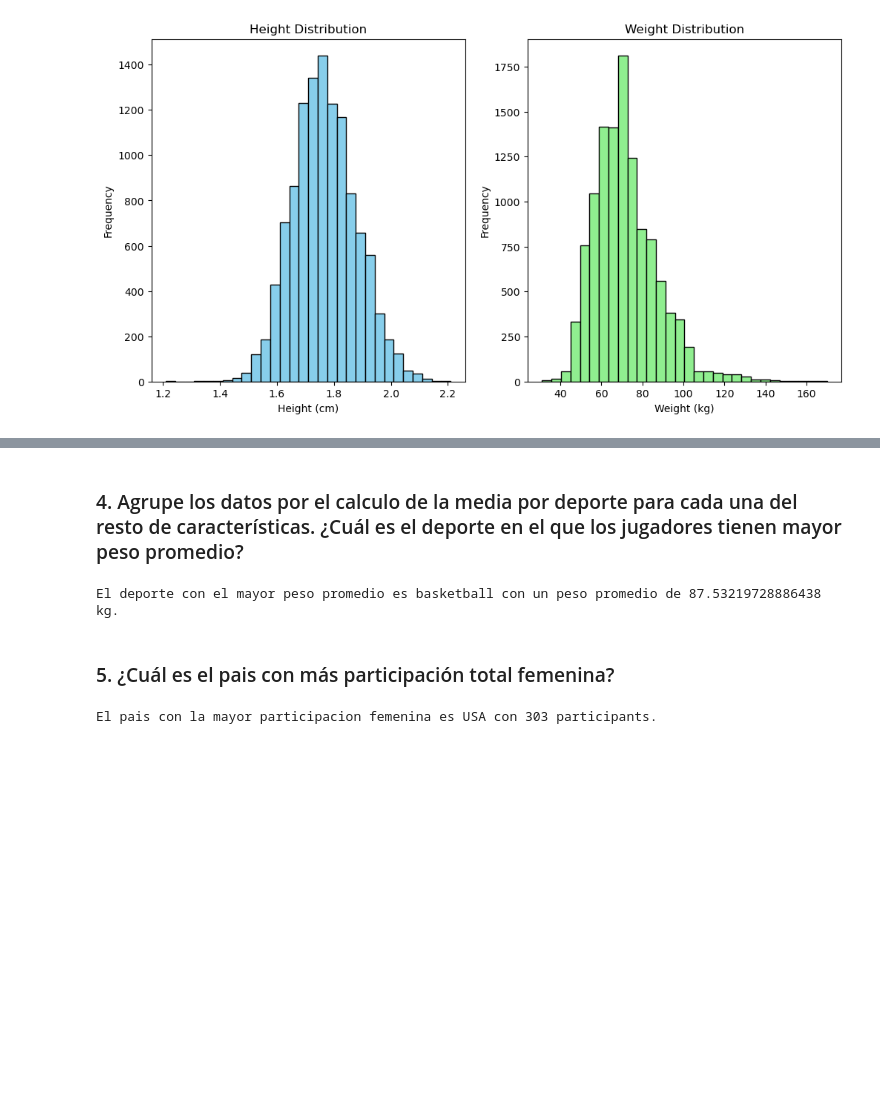
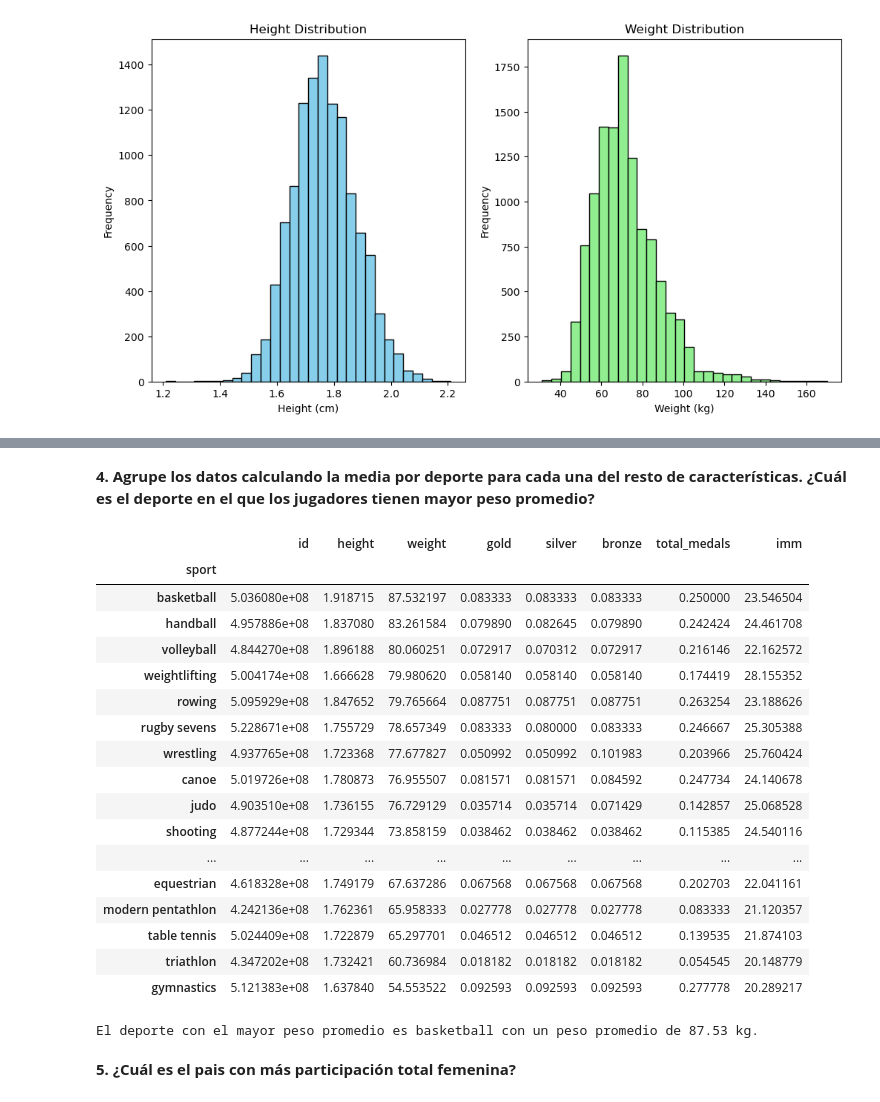
Before and after one commit to QuintoFelipe/Curso_Fundamentos, a Jupyter notebook: Solucion_Prueba_2.ipynb, the cells around one changed output, grey strips where cells are left out. Saved outputs shown, nothing was run; the diff lists cells and outputs as text; code cells hidden in the pictures; blank space fills up the shorter version.

```diff
--- a/Solucion_Prueba_2.ipynb
+++ b/Solucion_Prueba_2.ipynb
@@ -329,0 +339,3 @@ athletes['height'].fillna(athletes['height'].mean(), inplace=True)
+# %%
+athletes.fillna({'weight': athletes.weight.mean(), 'height': athletes.height.mean()}, inplace=True)
+athletes.info()
@@ -372,2 +381,0 @@ memory usage: 1.1+ MB
-# %%
-athletes['Masa_Muscular'] = athletes['weight'] / (athletes['height']**2)
@@ -382,0 +382,8 @@ athletes.head()
+# %%
+# Se define la función para calcular la masa muscular
+def calcular_masa_muscular(df):
+    return df['weight'] / df['height']**2
+# %%
+# Se crea la nueva columna 'masa muscular' utilizando el método apply y la función creada anteriormente
+athletes['imm'] = athletes.apply(calcular_masa_muscular, axis=1)
+athletes
@@ -383,24 +404,30 @@ athletes.head()
 # %% [markdown]
-### 4. Agrupe los datos por el calculo de la media por deporte para cada una del resto de características. ¿Cuál es el deporte en el que los jugadores tienen mayor peso promedio?
+**4. Agrupe los datos calculando la media por deporte para cada una del resto de características. ¿Cuál es el deporte en el que los jugadores tienen mayor peso promedio?**
-# %%
-grouped_by_sport = athletes.groupby('sport').mean(numeric_only=True)
-deporte_mayor_peso = grouped_by_sport['weight'].idxmax()
-peso_promedio_mayor = grouped_by_sport['weight'].max()
-
-print(f"El deporte con el mayor peso promedio es {deporte_mayor_peso} con un peso promedio de {peso_promedio_mayor} kg.")
-# %% [output]
-El deporte con el mayor peso promedio es basketball con un peso promedio de 87.53219728886438 kg.
+# %%
+grouped_by_sport = athletes.groupby('sport').mean(numeric_only=True).sort_values('weight', ascending=False)
+grouped_by_sport
+# %% [output]
+|  | id | height | weight | gold | silver | bronze | total_medals | imm |
+| sport |  |  |  |  |  |  |  |  |
+| basketball | 5.036080e+08 | 1.918715 | 87.532197 | 0.083333 | 0.083333 | 0.083333 | 0.250000 | 23.546504 |
+| handball | 4.957886e+08 | 1.837080 | 83.261584 | 0.079890 | 0.082645 | 0.079890 | 0.242424 | 24.461708 |
+| volleyball | 4.844270e+08 | 1.896188 | 80.060251 | 0.072917 | 0.070312 | 0.072917 | 0.216146 | 22.162572 |
+| weightlifting | 5.004174e+08 | 1.666628 | 79.980620 | 0.058140 | 0.058140 | 0.058140 | 0.174419 | 28.155352 |
+| rowing | 5.095929e+08 | 1.847652 | 79.765664 | 0.087751 | 0.087751 | 0.087751 | 0.263254 | 23.188626 |
+| rugby sevens | 5.228671e+08 | 1.755729 | 78.657349 | 0.083333 | 0.080000 | 0.083333 | 0.246667 | 25.305388 |
+| wrestling | 4.937765e+08 | 1.723368 | 77.677827 | 0.050992 | 0.050992 | 0.101983 | 0.203966 | 25.760424 |
+| canoe | 5.019726e+08 | 1.780873 | 76.955507 | 0.081571 | 0.081571 | 0.084592 | 0.247734 | 24.140678 |
+| judo | 4.903510e+08 | 1.736155 | 76.729129 | 0.035714 | 0.035714 | 0.071429 | 0.142857 | 25.068528 |
+| shooting | 4.877244e+08 | 1.729344 | 73.858159 | 0.038462 | 0.038462 | 0.038462 | 0.115385 | 24.540116 |
+| ... | ... | ... | ... | ... | ... | ... | ... | ... |
+| equestrian | 4.618328e+08 | 1.749179 | 67.637286 | 0.067568 | 0.067568 | 0.067568 | 0.202703 | 22.041161 |
+| modern pentathlon | 4.242136e+08 | 1.762361 | 65.958333 | 0.027778 | 0.027778 | 0.027778 | 0.083333 | 21.120357 |
+| table tennis | 5.024409e+08 | 1.722879 | 65.297701 | 0.046512 | 0.046512 | 0.046512 | 0.139535 | 21.874103 |
+| triathlon | 4.347202e+08 | 1.732421 | 60.736984 | 0.018182 | 0.018182 | 0.018182 | 0.054545 | 20.148779 |
+| gymnastics | 5.121383e+08 | 1.637840 | 54.553522 | 0.092593 | 0.092593 | 0.092593 | 0.277778 | 20.289217 |
+# %%
+print(f"El deporte con el mayor peso promedio es {grouped_by_sport.iloc[0].name} con un peso promedio de {round(grouped_by_sport.iloc[0].weight,2)} kg.")
+# %% [output]
+El deporte con el mayor peso promedio es basketball con un peso promedio de 87.53 kg.
 # %% [markdown]
-### 5. ¿Cuál es el pais con más participación total femenina?
+**5. ¿Cuál es el pais con más participación total femenina?**
-# %%
-female_athletes = athletes[athletes['sex'] == 'female']
-
-female_participation_by_country = female_athletes.groupby('nationality').size()
-
-
-country_with_most_female_participation = female_participation_by_country.idxmax()
-total_female_participation = female_participation_by_country.max()
-
-print(f"El pais con la mayor participacion femenina es {country_with_most_female_participation} con {total_female_participation} participants.")
-# %% [output]
-El pais con la mayor participacion femenina es USA con 303 participants.
```
Also changed, not shown: parts of 25 cells of this notebook.
